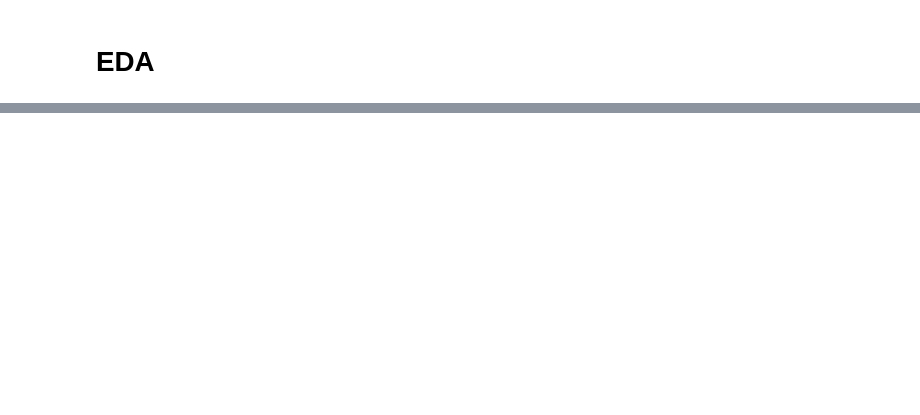
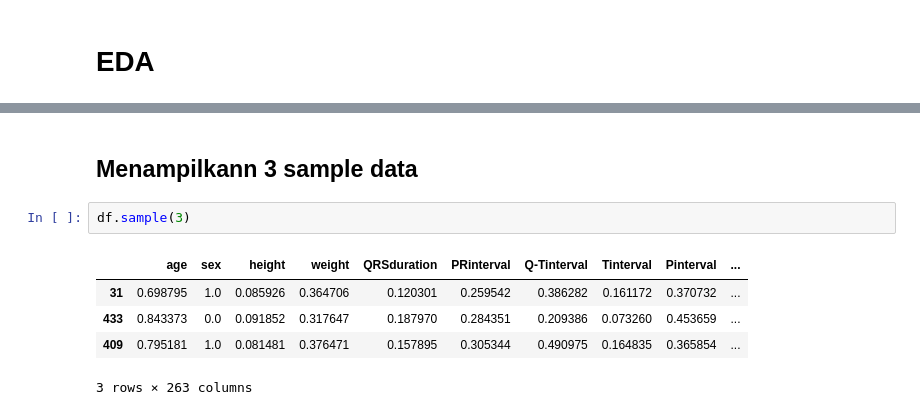
Before and after one commit to khalilullahalfaath/case_based_1_ML, a Jupyter notebook: Case_based_1_ML.ipynb, the cells around one changed output, grey strips where cells are left out. Drawn from its saved outputs; the diff is of its cells as text; blank space fills up the shorter version.

```diff
--- a/Case_based_1_ML.ipynb
+++ b/Case_based_1_ML.ipynb
@@ -392,0 +429,10 @@ df.tail(3)
+# %% [markdown]
+## Menampilkann 3 sample data
+# %%
+df.sample(3)
+# %% [output]
+|  | age | sex | height | weight | QRSduration | PRinterval | Q-Tinterval | Tinterval | Pinterval | ... |
+| 31 | 0.698795 | 1.0 | 0.085926 | 0.364706 | 0.120301 | 0.259542 | 0.386282 | 0.161172 | 0.370732 | ... |
+| 433 | 0.843373 | 0.0 | 0.091852 | 0.317647 | 0.187970 | 0.284351 | 0.209386 | 0.073260 | 0.453659 | ... |
+| 409 | 0.795181 | 1.0 | 0.081481 | 0.376471 | 0.157895 | 0.305344 | 0.490975 | 0.164835 | 0.365854 | ... |
+3 rows × 263 columns
```
Also changed, not shown: parts of 19 cells of this notebook.
